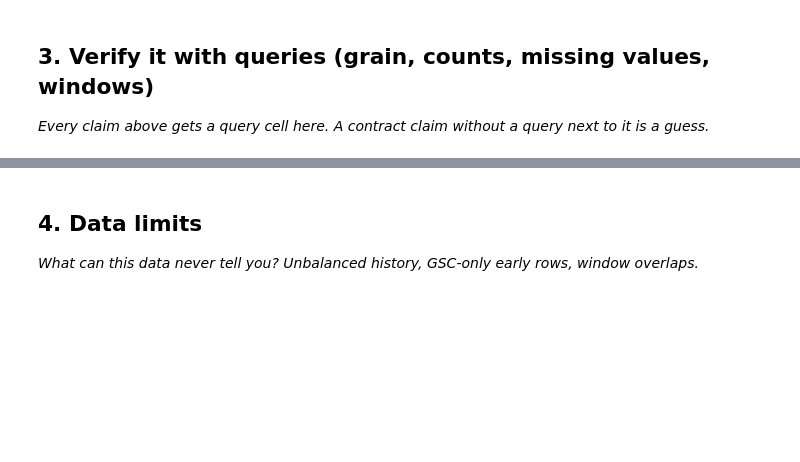
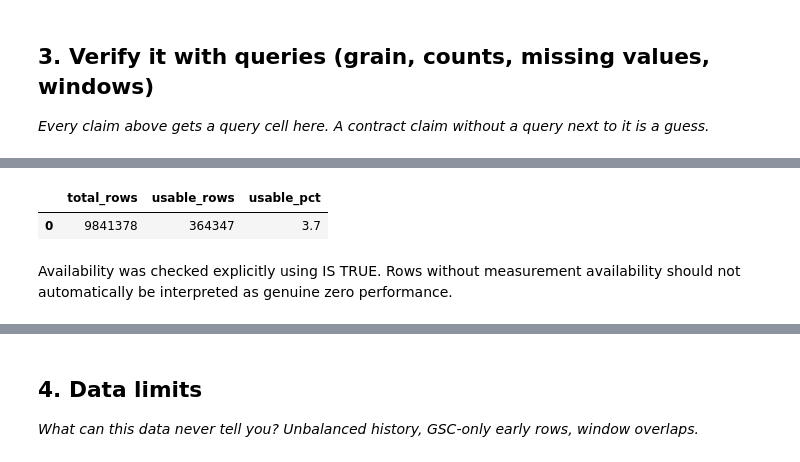
Before and after one commit to Malang43/flyrank-ml-internship-Malang43, a Jupyter notebook: work/notebooks/w03_data_contract.ipynb, the cells around one changed output, grey strips where cells are left out. Drawn from its saved outputs; the diff is of its cells as text; code cells hidden in the pictures; blank space fills up the shorter version.

```diff
--- a/work/notebooks/w03_data_contract.ipynb
+++ b/work/notebooks/w03_data_contract.ipynb
@@ -29,0 +119,24 @@ This skeleton is yours to fill. Work the sections **in order** — each one has
+# %%
+q3 = con.sql(f"""
+SELECT
+    COUNT(*) AS total_rows,
+    COUNT(*) FILTER (
+        WHERE gsc_data_available IS TRUE
+          AND ga4_data_available IS TRUE
+    ) AS usable_rows,
+    ROUND(
+        100.0 * COUNT(*) FILTER (
+            WHERE gsc_data_available IS TRUE
+              AND ga4_data_available IS TRUE
+        ) / COUNT(*),
+        2
+    ) AS usable_pct
+FROM {MAR}
+""").df()
+
+q3
+# %% [output]
+|  | total_rows | usable_rows | usable_pct |
+| 0 | 9841378 | 364347 | 3.7 |
+# %% [markdown]
+Availability was checked explicitly using IS TRUE. Rows without measurement availability should not automatically be interpreted as genuine zero performance.
```
Also changed, not shown: parts of 21 cells of this notebook.
